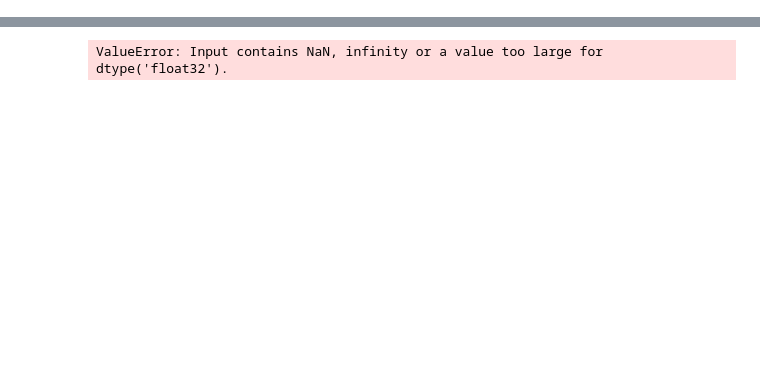
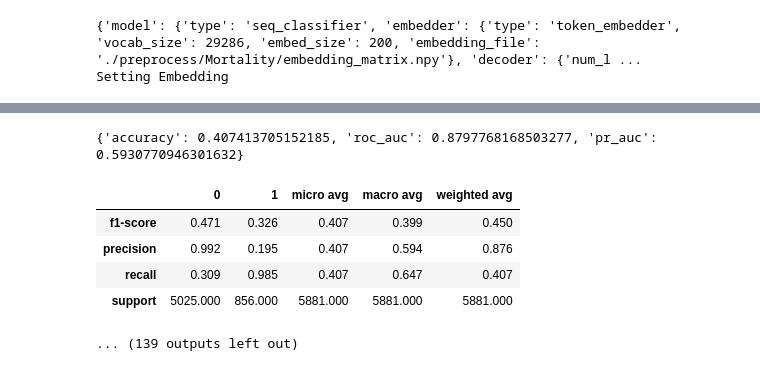
Before and after one commit to successar/PatientVec, a Jupyter notebook: Untitled.ipynb, the cells around one changed output, grey strips where cells are left out. Drawn from its saved outputs; the diff is of its cells as text; code cells hidden in the pictures; blank space fills up the shorter version.

```diff
--- a/Untitled.ipynb
+++ b/Untitled.ipynb
@@ -1,4 +1,4 @@
 # %%
 %run "Discovery Experiments"/run_models.py --dataset mortality_30day --data_dir="." \
-    --exp_types hierarchical --display --output_dir "outputs/" --structured
+    --exp_types vanilla --display --output_dir "outputs/" --structured
 # %% [output]
@@ -31,4 +30,12 @@ Setting Embedding
+{'model': {'type': 'seq_classifier', 'embedder': {'type': 'token_embedder', 'vocab_size': 29286, 'embed_size': 200, 'embedding_file': './preprocess/Mortality/embedding_matrix.npy'}, 'decoder': {'num_l ...
+Setting Embedding
 [interactive output not drawn]
 [interactive output not drawn]
 [interactive output not drawn]
-ValueError: Input contains NaN, infinity or a value too large for dtype('float32').
+{'accuracy': 0.407413705152185, 'roc_auc': 0.8797768168503277, 'pr_auc': 0.5930770946301632}
+|  | 0 | 1 | micro avg | macro avg | weighted avg |
+| f1-score | 0.471 | 0.326 | 0.407 | 0.399 | 0.450 |
+| precision | 0.992 | 0.195 | 0.407 | 0.594 | 0.876 |
+| recall | 0.309 | 0.985 | 0.407 | 0.647 | 0.407 |
+| support | 5025.000 | 856.000 | 5881.000 | 5881.000 | 5881.000 |
+... (139 outputs left out)
```
Also changed, not shown: parts of 1 cell of this notebook, 5 other files.
